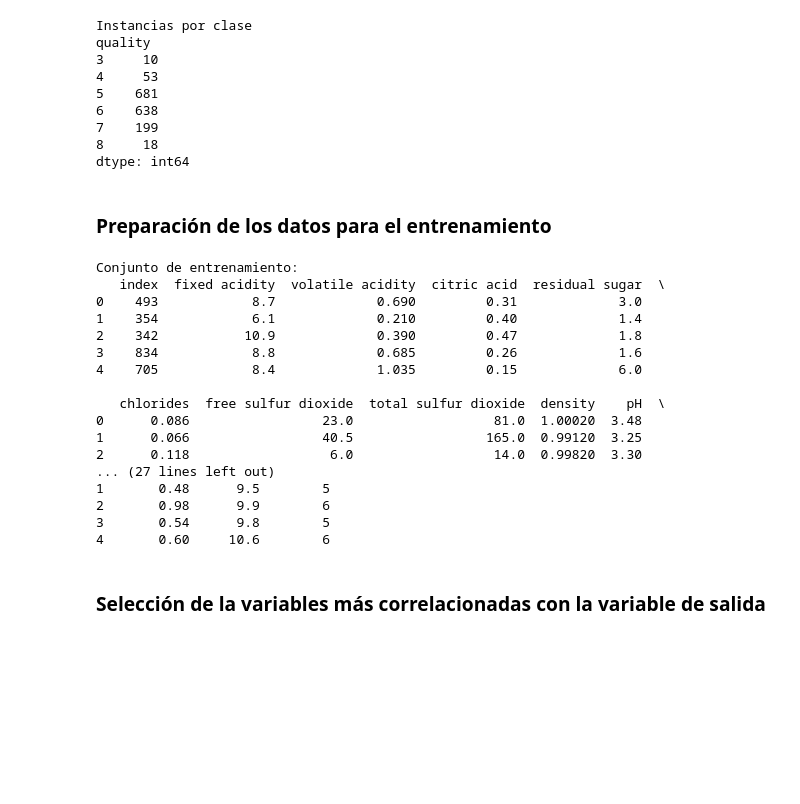
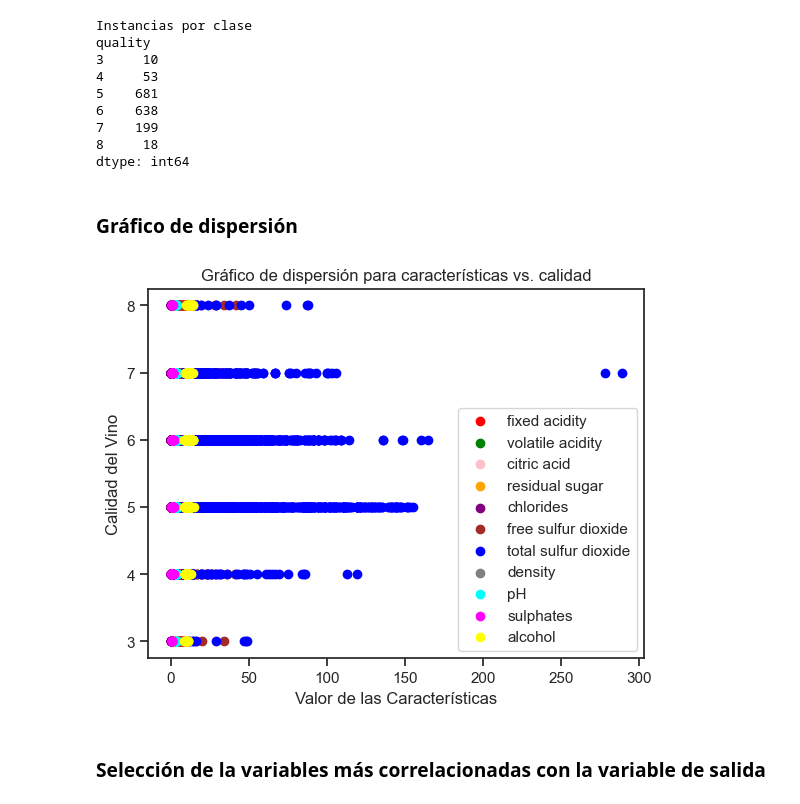
Before and after one commit to viorbe20/ai-machine-learning, a Jupyter notebook: decision-trees-exercises/ex07_classification_decision_trees_wine_all_parameters.ipynb, the cells around one changed output. Saved outputs shown, nothing was run; the diff lists cells and outputs as text; code cells hidden in the pictures; blank space fills up the shorter version.

Commit message:
refact ex wines

```diff
--- a/decision-trees-exercises/ex07_classification_decision_trees_wine_all_parameters.ipynb
+++ b/decision-trees-exercises/ex07_classification_decision_trees_wine_all_parameters.ipynb
@@ -61,39 +61,31 @@ quality
 7    199
 8     18
 dtype: int64
-# %% [markdown]
-### Preparación de los datos para el entrenamiento
-# %%
-from sklearn.model_selection import train_test_split
-train, test = train_test_split(df_wines, test_size=0.2, random_state=42)
-
-# Reset index to maintain an order
-train.reset_index(inplace = True)
-test.reset_index(inplace = True)
-
-print("Conjunto de entrenamiento:")
-print(train.head())
-
-print("\nConjunto de prueba:")
-print(test.head())
-# %% [output]
-Conjunto de entrenamiento:
-   index  fixed acidity  volatile acidity  citric acid  residual sugar  \
-0    493            8.7             0.690         0.31             3.0
-1    354            6.1             0.210         0.40             1.4
-2    342           10.9             0.390         0.47             1.8
-3    834            8.8             0.685         0.26             1.6
-4    705            8.4             1.035         0.15             6.0
-
-   chlorides  free sulfur dioxide  total sulfur dioxide  density    pH  \
-0      0.086                 23.0                  81.0  1.00020  3.48
-1      0.066                 40.5                 165.0  0.99120  3.25
-2      0.118                  6.0                  14.0  0.99820  3.30
-... (27 lines left out)
-1       0.48      9.5        5
-2       0.98      9.9        6
-3       0.54      9.8        5
-4       0.60     10.6        6
+# %% [markdown]
+### Gráfico de dispersión
+# %%
+import pandas as pd
+import matplotlib.pyplot as plt
+
+# Supongamos que 'df_wines' es tu DataFrame con los datos
+# Asegúrate de que 'df_wines' tenga las columnas mencionadas
+
+# Obtener las columnas para el gráfico de dispersión (excluyendo 'quality')
+columns_for_scatter = df_wines.columns[:-1]
+
+# Crear un gráfico de dispersión con colores diferentes para cada columna
+colors = ['red', 'green', 'pink', 'orange', 'purple', 'brown', 'blue', 'gray', 'cyan', 'magenta', 'yellow']
+for i, column in enumerate(columns_for_scatter):
+    plt.scatter(df_wines[column], df_wines['quality'], c=colors[i], label=column)
+
+plt.xlabel('Valor de las Características')
+plt.ylabel('Calidad del Vino')
+plt.title('Gráfico de dispersión para características vs. calidad')
+
+plt.legend()
+plt.show()
+# %% [output]
+[figure, added]
 # %% [markdown]
 ### Selección de la variables más correlacionadas con la variable de salida
 # %%
```
Also changed, not shown: parts of 8 cells of this notebook, 4 other files.
